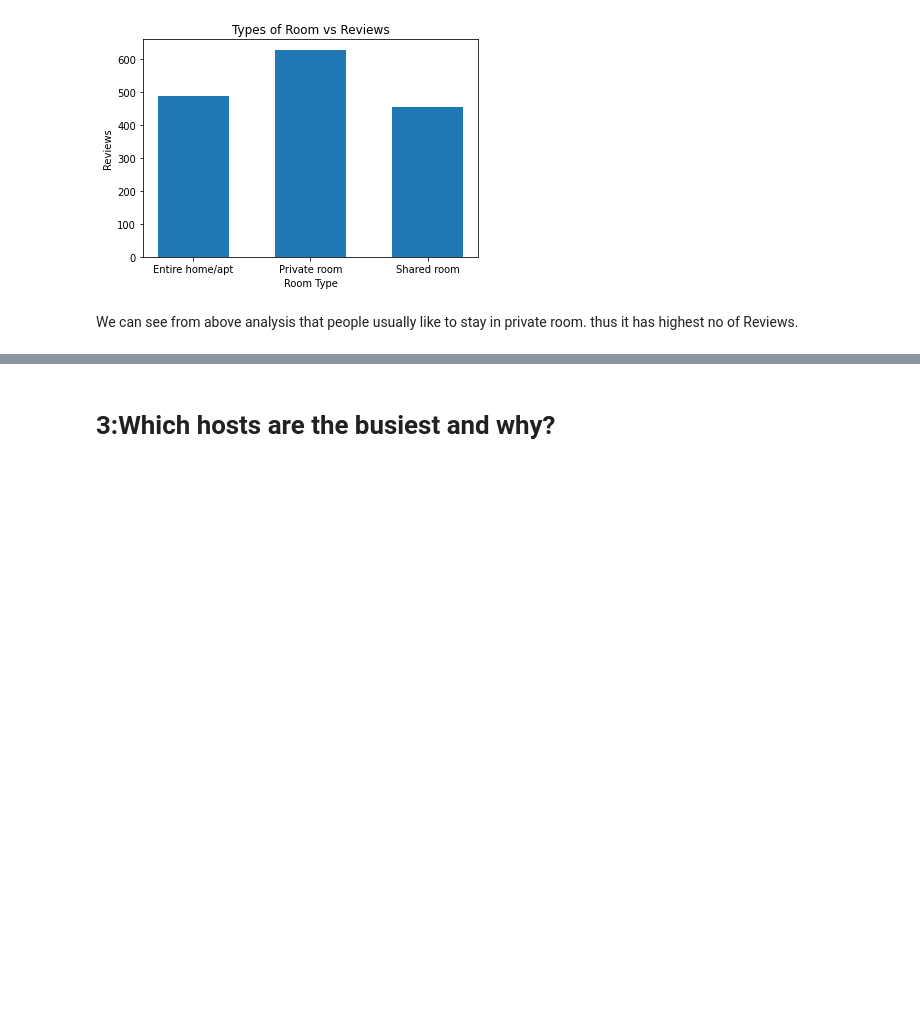
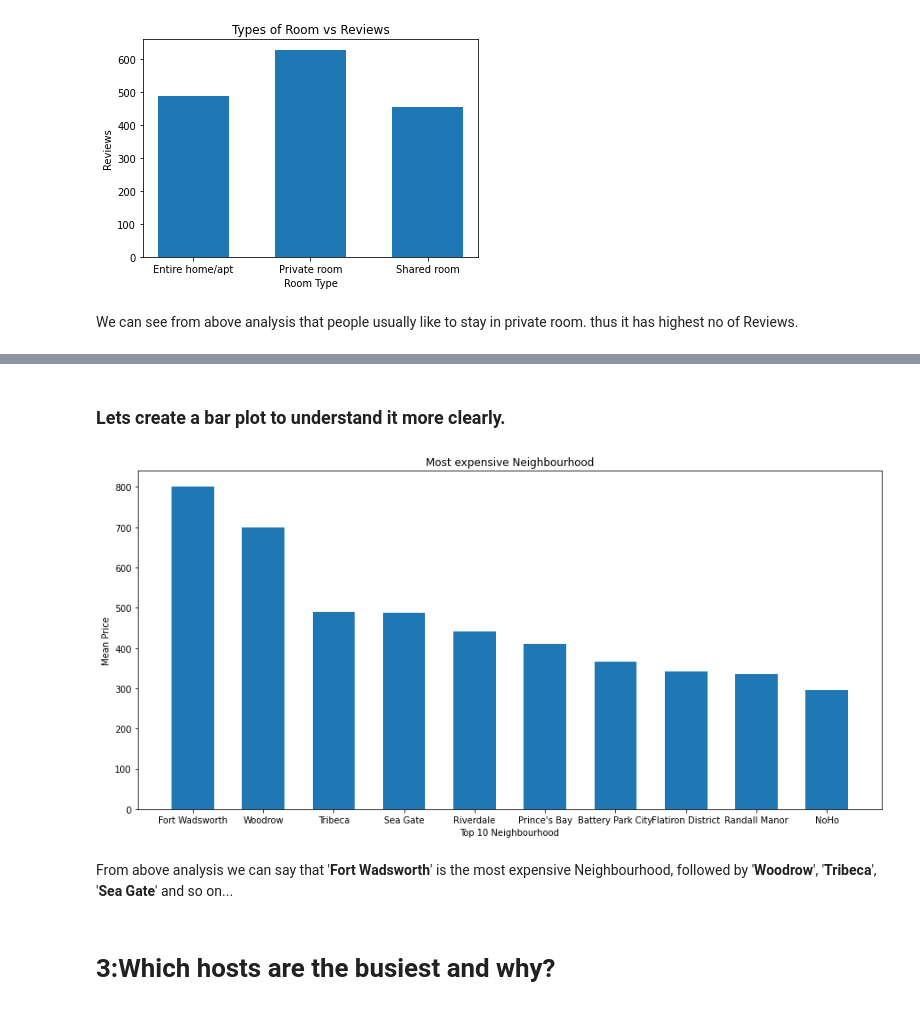
Before and after one commit to kamaluddin14/Airbnb-data-analysis, a Jupyter notebook: Copy_of_Airbnb_Bookings_Analysis_Kamaluddin_Capstone_Project.ipynb, the cells around one changed output, grey strips where cells are left out. Saved outputs shown, nothing was run; the diff lists cells and outputs as text; code cells hidden in the pictures; blank space fills up the shorter version.

```diff
--- a/Copy_of_Airbnb_Bookings_Analysis_Kamaluddin_Capstone_Project.ipynb
+++ b/Copy_of_Airbnb_Bookings_Analysis_Kamaluddin_Capstone_Project.ipynb
@@ -311,0 +336,4 @@ We can see from above analysis that people usually like to stay in  private room
+# %%
+# analysis of average price of top 10 Neighbourhood.
+neighbourhood_price = new_df.groupby(['neighbourhood'])['price'].mean().sort_values(ascending = False).reset_index()[:10]
+neighbourhood_price
@@ -312,3 +352,21 @@ We can see from above analysis that people usually like to stay in  private room
+# %% [markdown]
+### Lets create a bar plot to understand it more clearly.
+# %%
+# creating a bar plot.
+neighbourhood = neighbourhood_price['neighbourhood']
+average_price = neighbourhood_price['price']
+
+fig = plt.figure(figsize = (15, 7))
+plt.bar(neighbourhood, average_price, width= 0.6)
+
+plt.xlabel("Top 10 Neighbourhood")
+plt.ylabel("Mean Price")
+plt.title("Most expensive Neighbourhood")
+plt.show()
+# %% [output]
+[figure, added]
+# %% [markdown]
+From above analysis we can say that '**Fort Wadsworth**' is the most expensive Neighbourhood, followed by '**Woodrow**', '**Tribeca**', '**Sea Gate**' and so on...
 # %% [markdown]
 # 3:Which hosts are the busiest and why?
 # %% [markdown]
```
Also changed, not shown: parts of 5 cells of this notebook.
